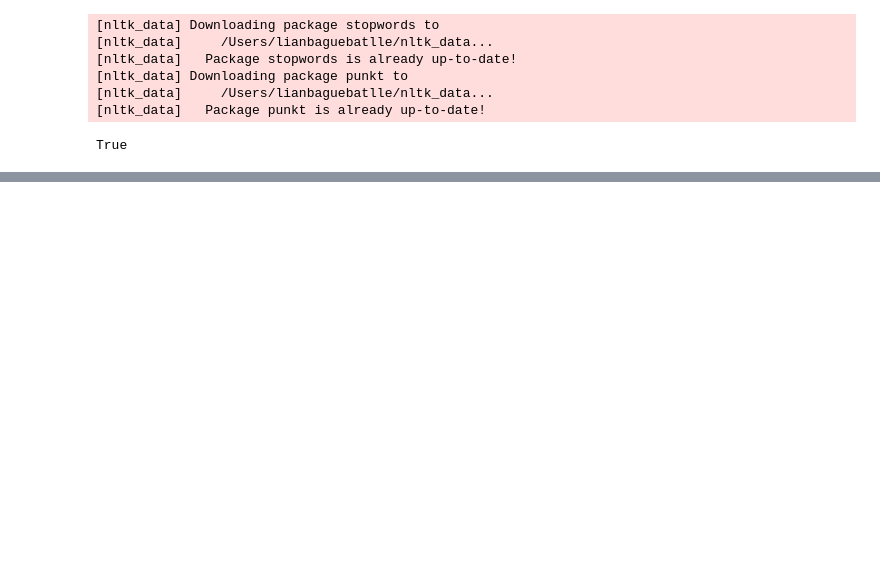
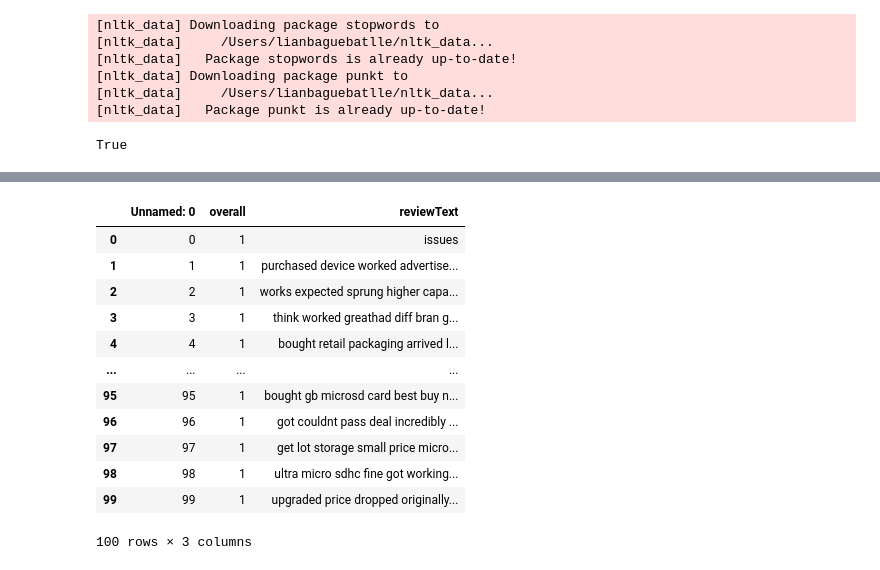
Before and after one commit to aminasifar1/ACproject-group-10, a Jupyter notebook: Data_setup.ipynb, the cells around one changed output, grey strips where cells are left out. Drawn from its saved outputs; the diff is of its cells as text; code cells hidden in the pictures; blank space fills up the shorter version.

```diff
--- a/Data_setup.ipynb
+++ b/Data_setup.ipynb
@@ -262,2 +288,20 @@ roc_auc: 0.9459 (+/- 0.0124)
 # %%
-# Train Naive Bayes
+# CREAR NUEVO DATASET BINARIO CON THRESHOLD = 3 y aplicar los modelos implementados hasta ahora para ver si mejora
+dfSimpleBinary_threshold3 = dfCleaned.copy()
+dfSimpleBinary_threshold3['overall'] = dfSimpleBinary_threshold3['overall'].apply(lambda x: 1 if x > 3 else 0)
+dfSimpleBinary_threshold3['overall'].value_counts()
+dfSimpleBinary_threshold3.head(100)
+# %% [output]
+|  | Unnamed: 0 | overall | reviewText |
+| 0 | 0 | 1 | issues |
+| 1 | 1 | 1 | purchased device worked advertise... |
+| 2 | 2 | 1 | works expected sprung higher capa... |
+| 3 | 3 | 1 | think worked greathad diff bran g... |
+| 4 | 4 | 1 | bought retail packaging arrived l... |
+| ... | ... | ... | ... |
+| 95 | 95 | 1 | bought gb microsd card best buy n... |
+| 96 | 96 | 1 | got couldnt pass deal incredibly ... |
+| 97 | 97 | 1 | get lot storage small price micro... |
+| 98 | 98 | 1 | ultra micro sdhc fine got working... |
+| 99 | 99 | 1 | upgraded price dropped originally... |
+100 rows × 3 columns
```
Also changed, not shown: parts of 17 cells of this notebook, 1 other file.
